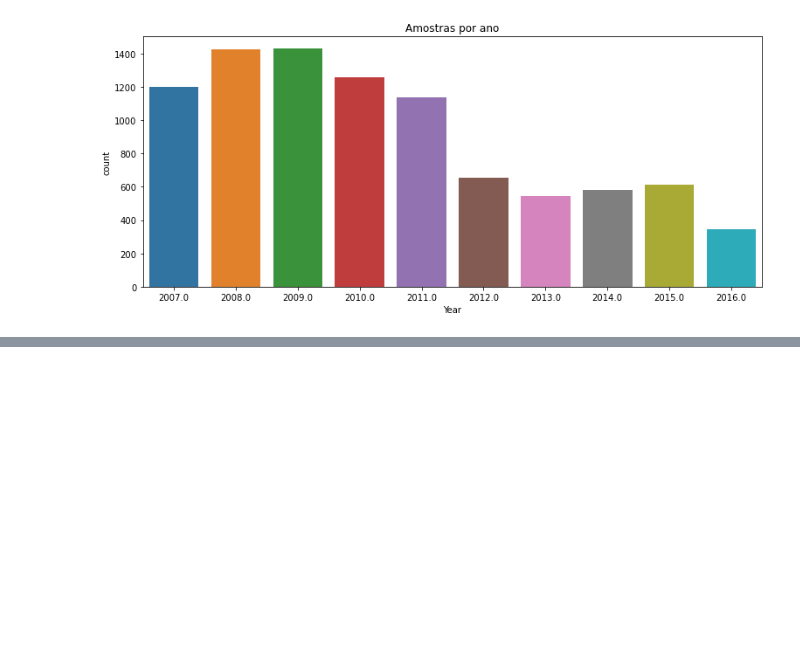
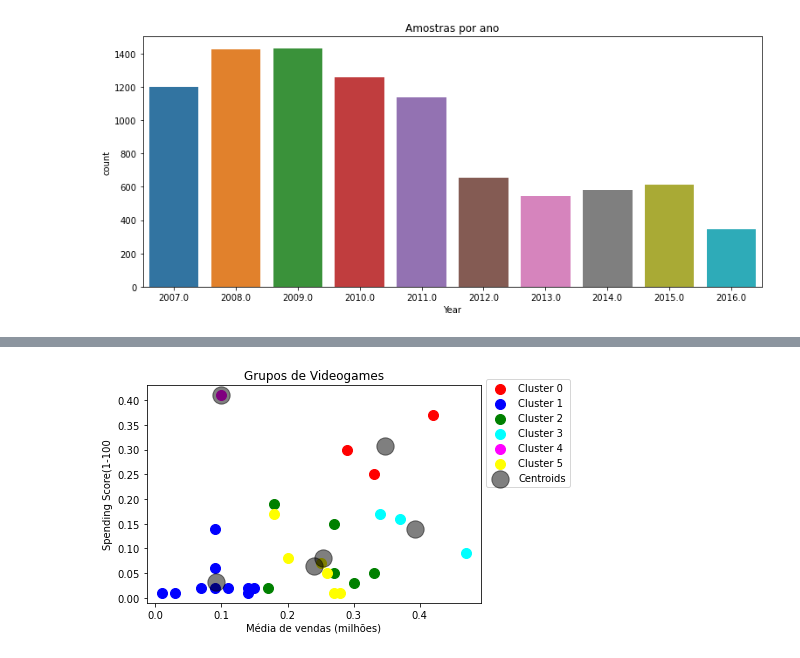
Before and after one commit to lucianoaclemente/machine_learning, a Jupyter notebook: analise_venda_de_jogos.ipynb, the cells around one changed output, grey strips where cells are left out. Cells and saved outputs as stored; diff of their text form; code cells hidden in the pictures; blank space fills up the shorter version.

```diff
--- a/analise_venda_de_jogos.ipynb
+++ b/analise_venda_de_jogos.ipynb
@@ -81,0 +102,18 @@ Text(0.5, 1.0, 'Vendas por cluster - Puzzle, Adventure, Misc')
+# %%
+plt.scatter(data_array[kmeans.labels_==0, 0], data_array[kmeans.labels_==0, 1], s=100, c='red', label ='Cluster 0')
+plt.scatter(data_array[kmeans.labels_==1, 0], data_array[kmeans.labels_==1, 1], s=100, c='blue', label ='Cluster 1')
+plt.scatter(data_array[kmeans.labels_==2, 0], data_array[kmeans.labels_==2, 1], s=100, c='green', label ='Cluster 2')
+plt.scatter(data_array[kmeans.labels_==3, 0], data_array[kmeans.labels_==3, 1], s=100, c='cyan', label ='Cluster 3')
+plt.scatter(data_array[kmeans.labels_==4, 0], data_array[kmeans.labels_==4, 1], s=100, c='magenta', label ='Cluster 4')
+plt.scatter(data_array[kmeans.labels_==5, 0], data_array[kmeans.labels_==5, 1], s=100, c='yellow', label ='Cluster 5')
+
+centers = kmeans.cluster_centers_
+plt.scatter(centers[:, 0], centers[:, 1], c='black', s=300, alpha=0.5, label ='Centroids');
+
+plt.title('Grupos de Videogames')
+plt.xlabel('Média de vendas (milhões)')
+plt.ylabel('Spending Score(1-100')
+plt.legend(bbox_to_anchor=(1.0, 1.05))
+plt.show()
+# %% [output]
+[figure, added]
```
Also changed, not shown: parts of 11 cells of this notebook.
